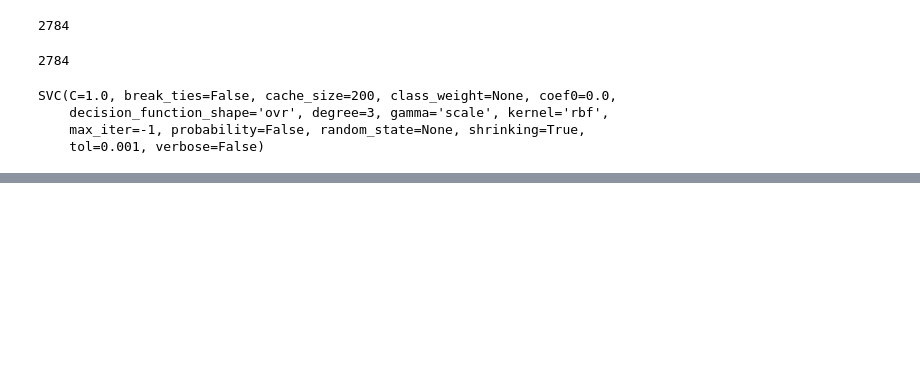
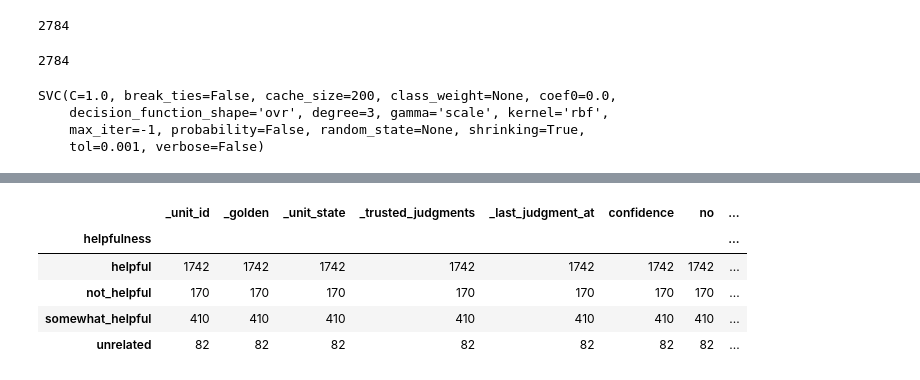
Before and after one commit to hammadojh/reviews_helpfulness, a Jupyter notebook: Helpfulness_Classifier.ipynb, the cells around one changed output, grey strips where cells are left out. Cells and saved outputs as stored; diff of their text form; code cells hidden in the pictures; blank space fills up the shorter version.

```diff
--- a/Helpfulness_Classifier.ipynb
+++ b/Helpfulness_Classifier.ipynb
@@ -27,0 +276,9 @@ SVC(C=1.0, break_ties=False, cache_size=200, class_weight=None, coef0=0.0,
+# %%
+books_helpfulness.groupby('helpfulness').count()
+# %% [output]
+|  | _unit_id | _golden | _unit_state | _trusted_judgments | _last_judgment_at | confidence | no | ... |
+| helpfulness |  |  |  |  |  |  |  | ... |
+| helpful | 1742 | 1742 | 1742 | 1742 | 1742 | 1742 | 1742 | ... |
+| not_helpful | 170 | 170 | 170 | 170 | 170 | 170 | 170 | ... |
+| somewhat_helpful | 410 | 410 | 410 | 410 | 410 | 410 | 410 | ... |
+| unrelated | 82 | 82 | 82 | 82 | 82 | 82 | 82 | ... |
```
Also changed, not shown: parts of 37 cells of this notebook.
